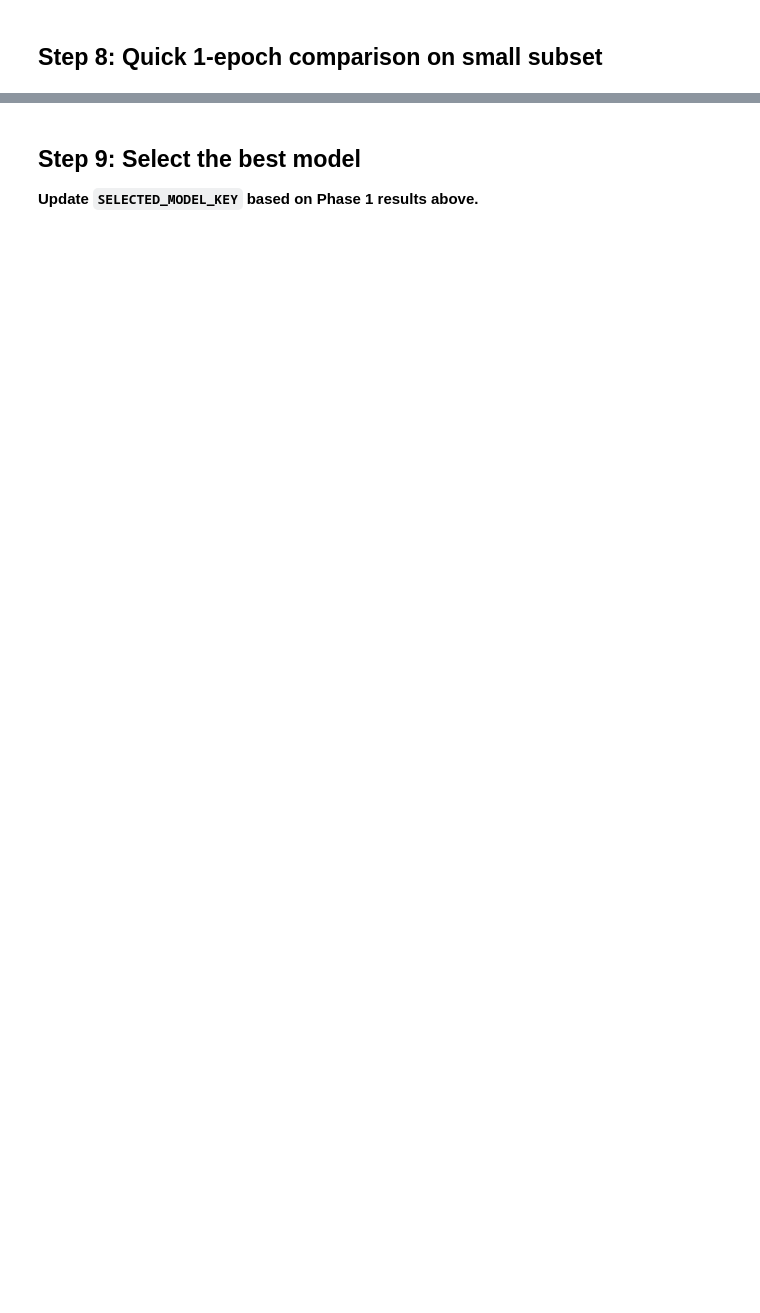
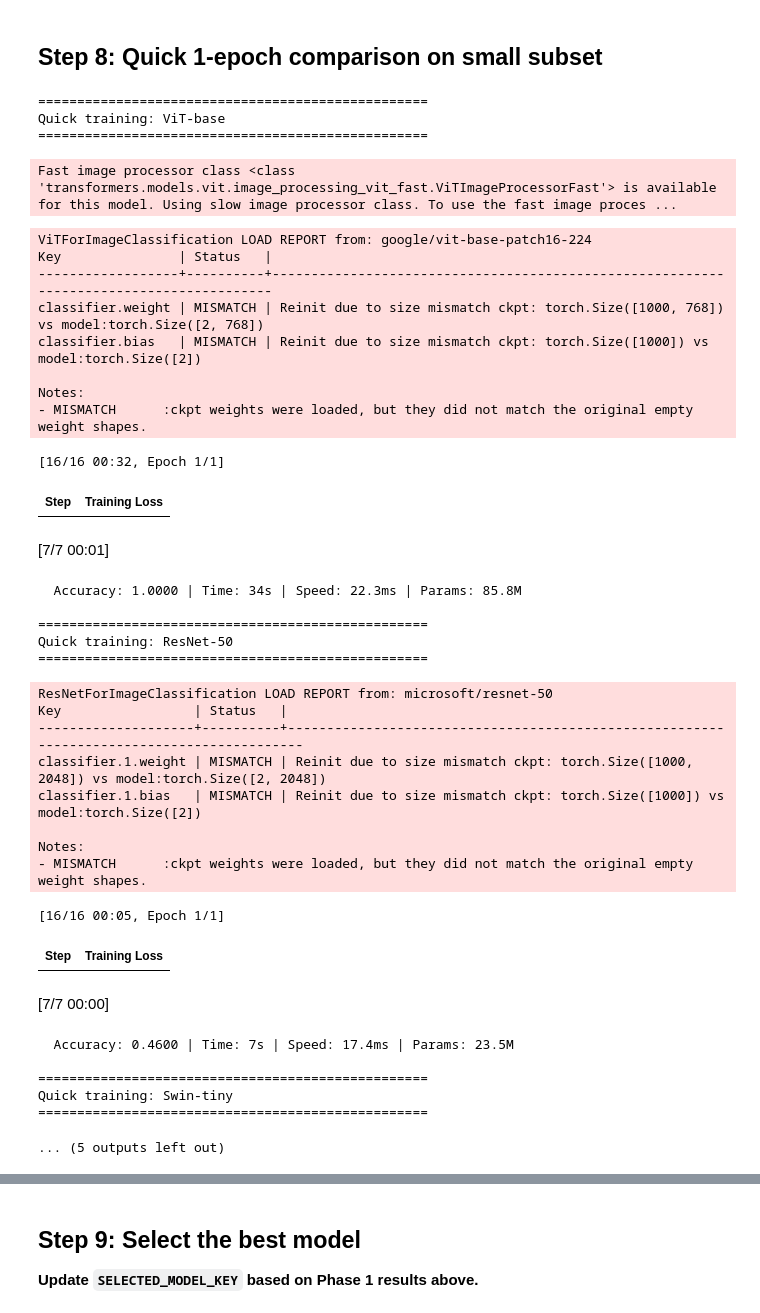
Before and after one commit to alisasun2025/Group24_program, a Jupyter notebook: FineTune_Freshness_Detection.ipynb, the cells around one changed output, grey strips where cells are left out. Drawn from its saved outputs; the diff is of its cells as text; code cells hidden in the pictures; blank space fills up the shorter version.

Commit message:
Update using Colab

```diff
--- a/FineTune_Freshness_Detection.ipynb
+++ b/FineTune_Freshness_Detection.ipynb
@@ -135,9 +172,12 @@ from transformers import (
     AutoModelForImageClassification,
     TrainingArguments,
     Trainer,
+    pipeline as hf_pipeline,
 )
 import evaluate
 import pandas as pd
+import glob
+from PIL import Image as PILImage
 
 accuracy_metric = evaluate.load("accuracy")
 
@@ -190,34 +230,86 @@ for model_key, model_path in CANDIDATE_MODELS.items():
         per_device_eval_batch_size=32,
         fp16=True,
         remove_unused_columns=False,
-        logging_steps=999,   # suppress logs
+        logging_steps=999,
         report_to="none",
     )
 
     trainer = Trainer(
         model=mdl, args=args,
         train_dataset=small_train,
         eval_dataset=small_test,
         compute_metrics=compute_metrics,
     )
 
     t0 = time.time()
     trainer.train()
     train_time = time.time() - t0
 
     results = trainer.evaluate()
 
+    # Measure inference speed
+    test_pipe = hf_pipeline("image-classification", model=mdl, image_processor=proc, device=0)
+    inf_paths = (glob.glob(f"{DATA_DIR}/test/**/*.jpg", recursive=True) +
+                 glob.glob(f"{DATA_DIR}/test/**/*.png", recursive=True) +
+                 glob.glob(f"{DATA_DIR}/test/**/*.jpeg", recursive=True))[:50]
+    inf_times = []
+    for path in inf_paths:
+        img = PILImage.open(path).convert("RGB")
+        t0 = time.time()
+        test_pipe(img)
+        inf_times.append(time.time() - t0)
+    avg_inf_ms = np.mean(inf_times) * 1000
+
     quick_results.append({
         "Model": model_key,
         "Parameters (M)": f"{total_params/1e6:.1f}M",
         "1-Epoch Accuracy": round(results["eval_accuracy"], 4),
         "Train Time (s)": round(train_time, 1),
+        "Avg Inference (ms)": round(avg_inf_ms, 1),
     })
 
-    print(f"  Accuracy: {results['eval_accuracy']:.4f} | Time: {train_time:.0f}s | Params: {total_params/1e6:.1f}M")
+    print(f"  Accuracy: {results['eval_accuracy']:.4f} | Time: {train_time:.0f}s | Speed: {avg_inf_ms:.1f}ms | Params: {total_params/1e6:.1f}M")
 
 df_selection = pd.DataFrame(quick_results)
 print("\n" + "="*60)
 print("PHASE 1 RESULTS: Model Selection (1-epoch, 500 samples)")
 print("="*60)
 print(df_selection.to_string(index=False))
+# %% [output]
+==================================================
+Quick training: ViT-base
+==================================================
+Fast image processor class <class 'transformers.models.vit.image_processing_vit_fast.ViTImageProcessorFast'> is available for this model. Using slow image processor class. To use the fast image proces ...
+ViTForImageClassification LOAD REPORT from: google/vit-base-patch16-224
+Key               | Status   |
+------------------+----------+----------------------------------------------------------------------------------------
+classifier.weight | MISMATCH | Reinit due to size mismatch ckpt: torch.Size([1000, 768]) vs model:torch.Size([2, 768])
+classifier.bias   | MISMATCH | Reinit due to size mismatch ckpt: torch.Size([1000]) vs model:torch.Size([2])
+
+Notes:
+- MISMATCH      :ckpt weights were loaded, but they did not match the original empty weight shapes.
+[16/16 00:32, Epoch 1/1]
+| Step | Training Loss |
+[7/7 00:01]
+  Accuracy: 1.0000 | Time: 34s | Speed: 22.3ms | Params: 85.8M
+
+==================================================
+Quick training: ResNet-50
+==================================================
+ResNetForImageClassification LOAD REPORT from: microsoft/resnet-50
+Key                 | Status   |
+--------------------+----------+------------------------------------------------------------------------------------------
+classifier.1.weight | MISMATCH | Reinit due to size mismatch ckpt: torch.Size([1000, 2048]) vs model:torch.Size([2, 2048])
+classifier.1.bias   | MISMATCH | Reinit due to size mismatch ckpt: torch.Size([1000]) vs model:torch.Size([2])
+
+Notes:
+- MISMATCH      :ckpt weights were loaded, but they did not match the original empty weight shapes.
+[16/16 00:05, Epoch 1/1]
+| Step | Training Loss |
+[7/7 00:00]
+  Accuracy: 0.4600 | Time: 7s | Speed: 17.4ms | Params: 23.5M
+
+==================================================
+Quick training: Swin-tiny
+==================================================
+... (5 outputs left out)
```
Also changed, not shown: parts of 20 cells of this notebook.
